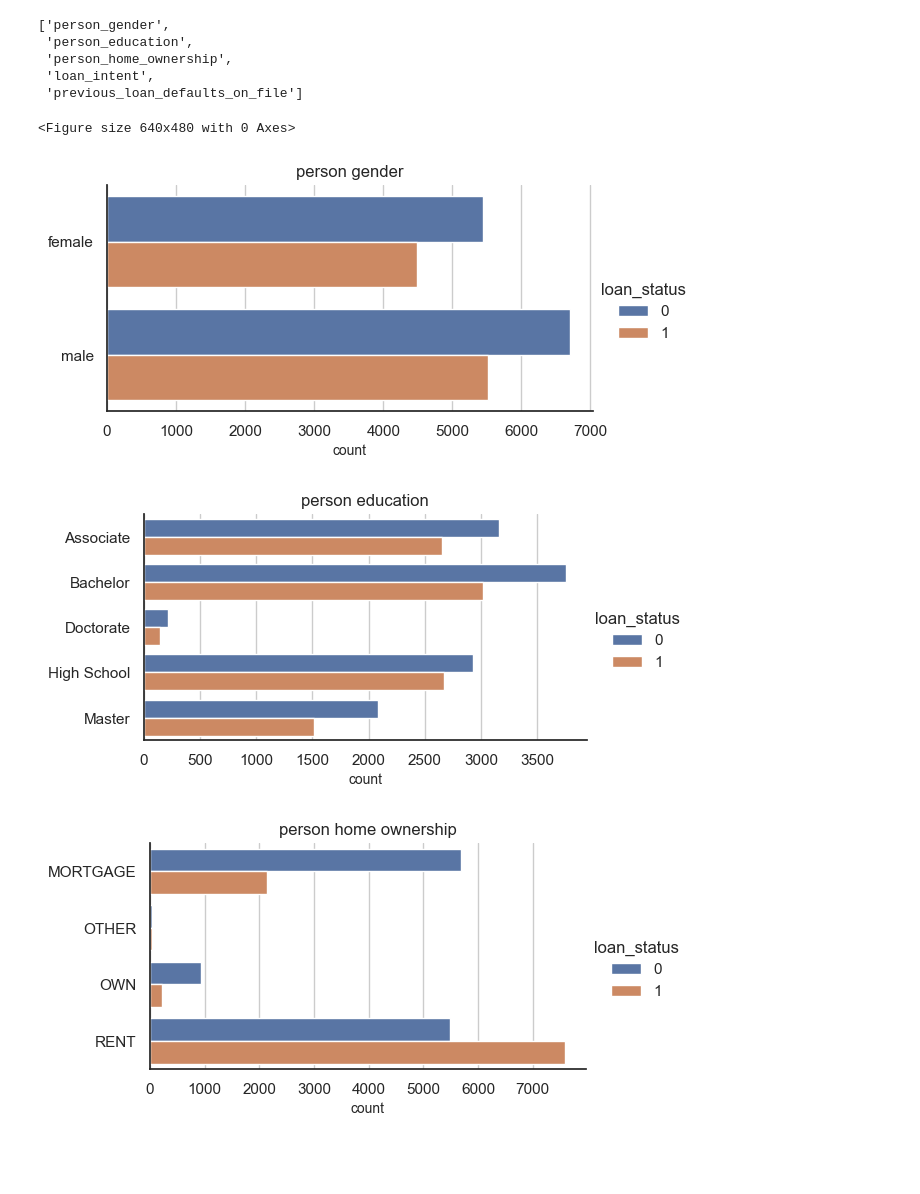
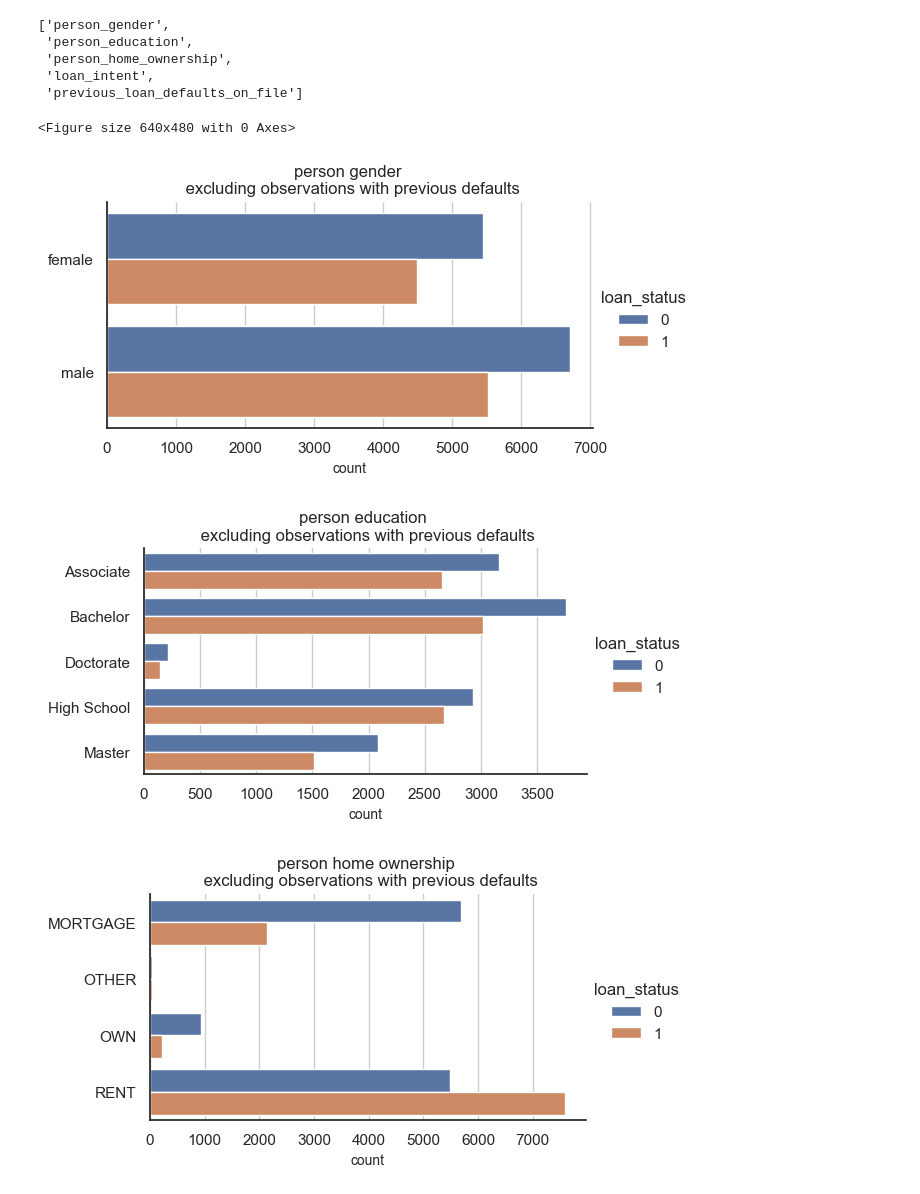
Before and after one commit to always-keep-trying/xgboost_loan_data, a Jupyter notebook: code/data_exploration_exclude_previous_defults.ipynb, the cells around one changed output. Cells and saved outputs as stored; diff of their text form; code cells hidden in the pictures; blank space fills up the shorter version.

```diff
--- a/code/data_exploration_exclude_previous_defults.ipynb
+++ b/code/data_exploration_exclude_previous_defults.ipynb
@@ -133,25 +114,25 @@ cat_col_names
 # %%
 plt.rcParams.update({'font.size': 9, 'axes.labelsize': 10})
 plot_pdf = os.path.join(output_dir,'Categorical_data_exclude_previous_defaults.pdf')
 
 for i,var in zip(range(1,len(cat_col_names)+1),cat_col_names):
     fig = plt.figure(i)
     sns.catplot(data=df_subset.loc[:,[var,'loan_status']],
                 y=var,hue='loan_status',
                 kind='count',height=3,aspect=2)
     plt.ylabel(None)
-    plt.title(var.replace('_',' '))
+    plt.title(var.replace('_',' ')+' \n excluding observations with previous defaults')
     plt.grid(axis='x')
 
 p = PdfPages(plot_pdf)
 fig_nums = plt.get_fignums()
 fig_nums.remove(1)
 figs = [plt.figure(n) for n in fig_nums]
 for f in figs:
     f.savefig(p, format='pdf',bbox_inches='tight')
 p.close()
 # %% [output]
 <Figure size 640x480 with 0 Axes>
-[figure, old version]
+[figure, new version]
-[figure, old version]
+[figure, new version]
-[figure, old version]
+[figure, new version]
```
Also changed, not shown: parts of 6 cells of this notebook.
